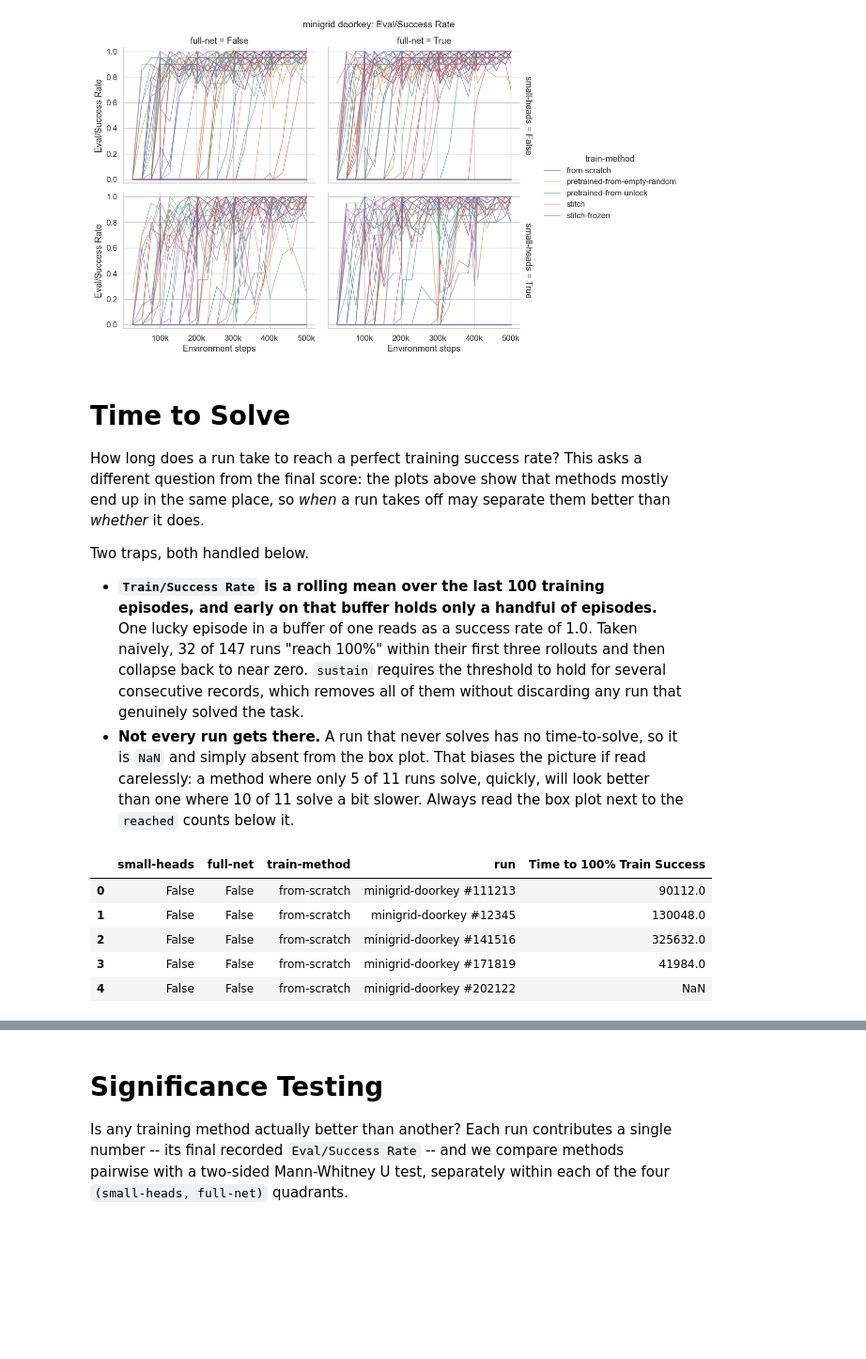
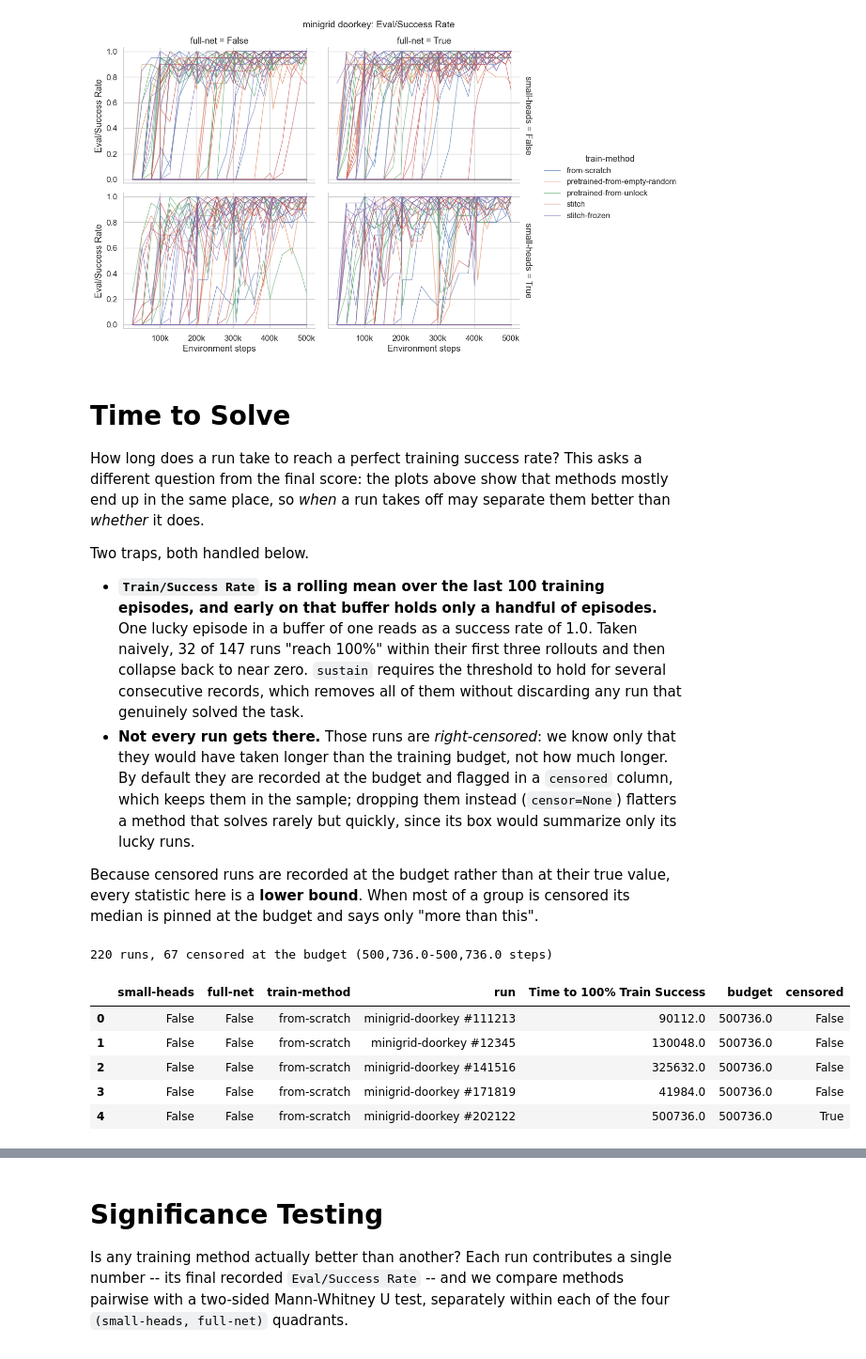
Before and after one commit to uvm-neurobotics-lab/stitching, a Jupyter notebook: src/minigrid.ipynb, the cells around one changed output, grey strips where cells are left out. Shown at 94% size. Saved outputs shown, nothing was run; the diff lists cells and outputs as text; code cells hidden in the pictures; blank space fills up the shorter version.

```diff
--- a/src/minigrid.ipynb
+++ b/src/minigrid.ipynb
@@ -344,45 +344,65 @@ Two traps, both handled below.
   naively, 32 of 147 runs "reach 100%" within their first three rollouts and then collapse back to near zero.
   `sustain` requires the threshold to hold for several consecutive records, which removes all of them without
   discarding any run that genuinely solved the task.
-- **Not every run gets there.** A run that never solves has no time-to-solve, so it is `NaN` and simply absent
-  from the box plot. That biases the picture if read carelessly: a method where only 5 of 11 runs solve, quickly,
-  will look better than one where 10 of 11 solve a bit slower. Always read the box plot next to the `reached`
-  counts below it.
+- **Not every run gets there.** Those runs are *right-censored*: we know only that they would have taken longer
+  than the training budget, not how much longer. By default they are recorded at the budget and flagged in a
+  `censored` column, which keeps them in the sample; dropping them instead (`censor=None`) flatters a method that
+  solves rarely but quickly, since its box would summarize only its lucky runs.
+
+Because censored runs are recorded at the budget rather than at their true value, every statistic here is a
+**lower bound**. When most of a group is censored its median is pinned at the budget and says only "more than
+this".
 # %%
 METRIC = "Time to 100% Train Success"
 
 
-def time_to_threshold(df, y="Train/Success Rate", threshold=1.0, sustain=5, unit="run"):
+def time_to_threshold(df, y="Train/Success Rate", threshold=1.0, sustain=5, unit="run", censor="budget"):
     """
     The first step at which each run reaches `threshold` and holds it for `sustain` consecutive records.
 
-    Returns NaN for runs that never get there. `sustain=1` gives the plain first crossing, which on a rolling
-    metric is badly contaminated by the small buffer early in training.
+    `sustain=1` gives the plain first crossing, which on a rolling metric is badly contaminated by the small
+    buffer early in training.
+
+    Args:
+        censor: What to record for a run which never reaches the threshold. "budget" (the default) records the
+            run's final step, so the run stays in the sample as a lower bound; None records NaN, dropping it.
+    Returns:
+        DataFrame: One row per run, with the time, and a `censored` flag marking the runs which never got there.
     """
     def first_crossing(g):
         at_or_above = (g[y] >= threshold).to_numpy()
         if sustain > 1:
             # A run of `sustain` consecutive hits shows up as a full-width window in the rolling sum.
             windows = np.convolve(at_or_above.astype(int), np.ones(sustain, dtype=int), mode="valid")
             found = np.flatnonzero(windows == sustain)
         else:
             found = np.flatnonzero(at_or_above)
-        return g["Step"].to_numpy()[found[0]] if len(found) else np.nan
+        steps = g["Step"].to_numpy()
+        return pd.Series({METRIC: steps[found[0]] if len(found) else np.nan, "budget": steps.max()})
 
     ordered = df.dropna(subset=[y]).reset_index().sort_values("Step")
     keys = ["small-heads", "full-net", "train-method", unit]
-    times = ordered.groupby(keys).apply(first_crossing, include_groups=False).rename(METRIC)
-    return times.reset_index()
+    times = ordered.groupby(keys).apply(first_crossing, include_groups=False).reset_index()
+
+    times["censored"] = times[METRIC].isna()
+    if censor == "budget":
+        times[METRIC] = times[METRIC].fillna(times["budget"])
+    elif censor is not None:
+        raise ValueError(f"Unknown censor mode: {censor!r}. Use 'budget' or None.")
+    return times
 
 
 times = time_to_threshold(plot_df)
+print(f"{len(times)} runs, {times['censored'].sum()} censored at the budget "
+      f"({times['budget'].min():,}-{times['budget'].max():,} steps)")
 times.head()
 # %% [output]
+220 runs, 67 censored at the budget (500,736.0-500,736.0 steps)
-|  | small-heads | full-net | train-method | run | Time to 100% Train Success |
-| 0 | False | False | from-scratch | minigrid-doorkey #111213 | 90112.0 |
-| 1 | False | False | from-scratch | minigrid-doorkey #12345 | 130048.0 |
-| 2 | False | False | from-scratch | minigrid-doorkey #141516 | 325632.0 |
-| 3 | False | False | from-scratch | minigrid-doorkey #171819 | 41984.0 |
-| 4 | False | False | from-scratch | minigrid-doorkey #202122 | NaN |
+|  | small-heads | full-net | train-method | run | Time to 100% Train Success | budget | censored |
+| 0 | False | False | from-scratch | minigrid-doorkey #111213 | 90112.0 | 500736.0 | False |
+| 1 | False | False | from-scratch | minigrid-doorkey #12345 | 130048.0 | 500736.0 | False |
+| 2 | False | False | from-scratch | minigrid-doorkey #141516 | 325632.0 | 500736.0 | False |
+| 3 | False | False | from-scratch | minigrid-doorkey #171819 | 41984.0 | 500736.0 | False |
+| 4 | False | False | from-scratch | minigrid-doorkey #202122 | 500736.0 | 500736.0 | True |
 # %%
 def summarize_times(times, metric=METRIC):
```
Also changed, not shown: parts of 4 cells of this notebook.
